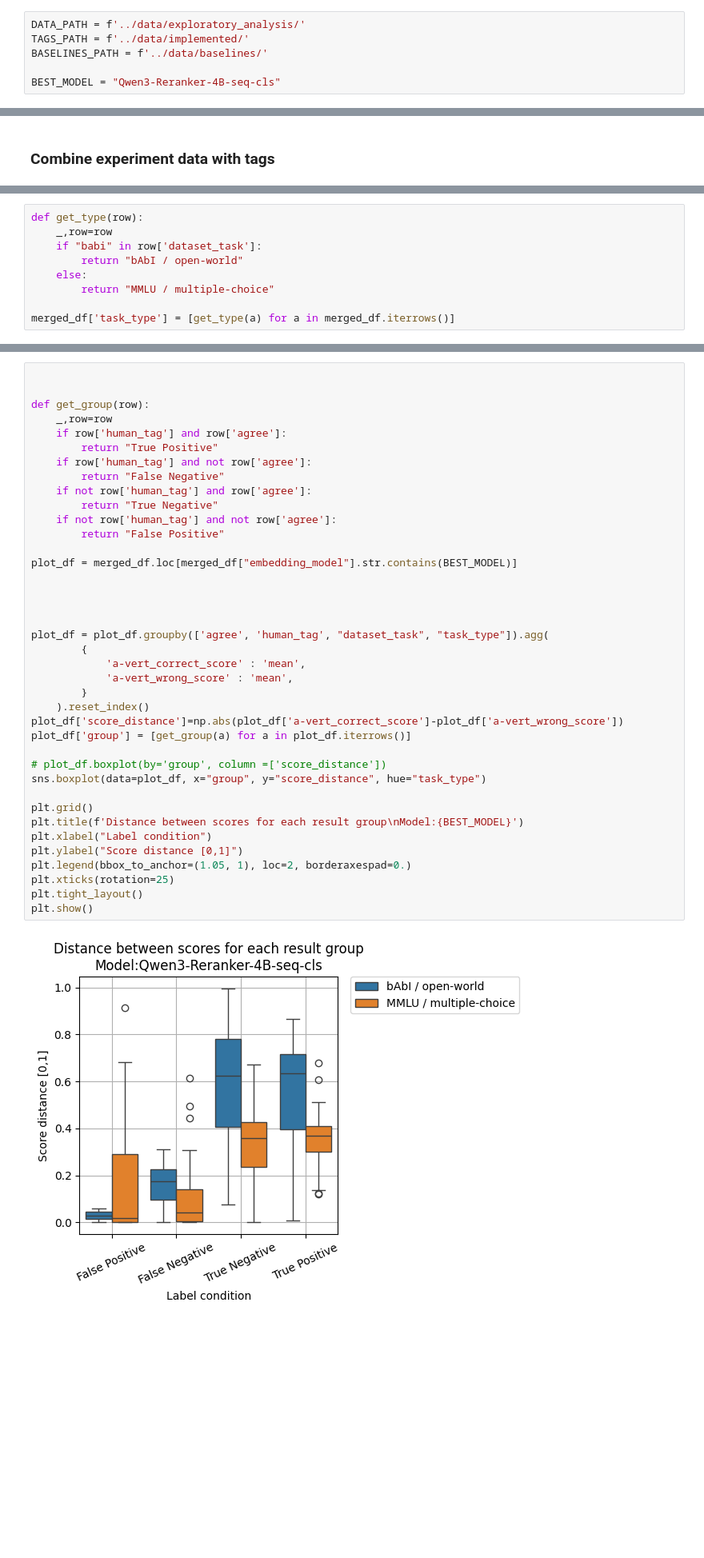
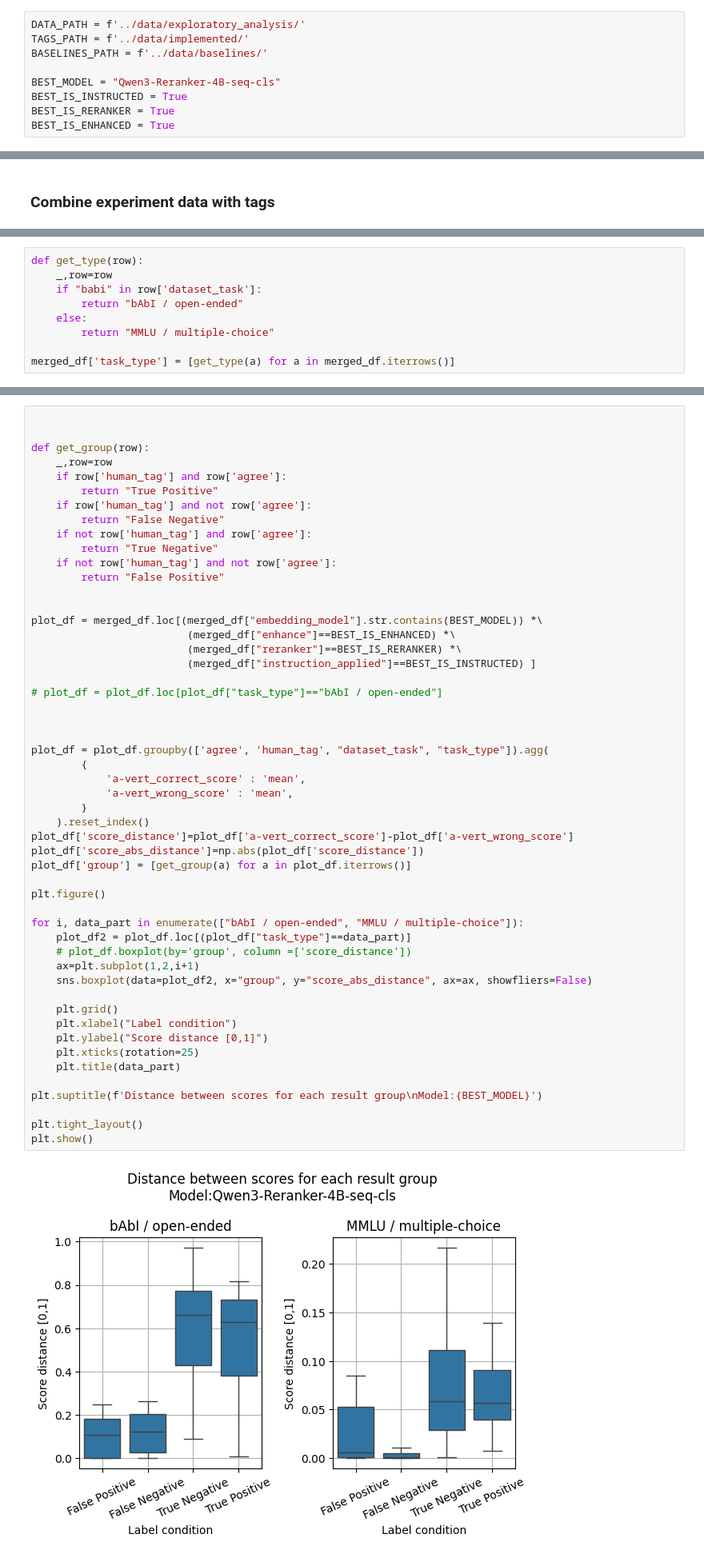
Before and after one commit to pnyxai/a-vert, a Jupyter notebook: notebooks/process_results.ipynb, the cells around one changed output, grey strips where cells are left out. Shown at 80% size. Saved outputs shown, nothing was run; the diff lists cells and outputs as text; blank space fills up the shorter version.

Commit message:
updated results

```diff
--- a/notebooks/process_results.ipynb
+++ b/notebooks/process_results.ipynb
@@ -203,6 +205,9 @@ TAGS_PATH = f'../data/implemented/'
 BASELINES_PATH = f'../data/baselines/'
 
 BEST_MODEL = "Qwen3-Reranker-4B-seq-cls"
+BEST_IS_INSTRUCTED = True
+BEST_IS_RERANKER = True
+BEST_IS_ENHANCED = True
 # %% [markdown]
 ### Load human tags
 # %%
@@ -336,7 +341,7 @@ Name: count, dtype: int64
 def get_type(row):
     _,row=row
     if "babi" in row['dataset_task']:
-        return "bAbI / open-world"
+        return "bAbI / open-ended"
     else:
         return "MMLU / multiple-choice"
 
@@ -508,41 +502,54 @@ plot_df
 # %%
 
 
 def get_group(row):
     _,row=row
     if row['human_tag'] and row['agree']:
         return "True Positive"
     if row['human_tag'] and not row['agree']:
         return "False Negative"
     if not row['human_tag'] and row['agree']:
         return "True Negative"
     if not row['human_tag'] and not row['agree']:
         return "False Positive"
 
-plot_df = merged_df.loc[merged_df["embedding_model"].str.contains(BEST_MODEL)]
 
+plot_df = merged_df.loc[(merged_df["embedding_model"].str.contains(BEST_MODEL)) *\
+                         (merged_df["enhance"]==BEST_IS_ENHANCED) *\
+                         (merged_df["reranker"]==BEST_IS_RERANKER) *\
+                         (merged_df["instruction_applied"]==BEST_IS_INSTRUCTED) ]
+
+# plot_df = plot_df.loc[plot_df["task_type"]=="bAbI / open-ended"]
 
 
 
 plot_df = plot_df.groupby(['agree', 'human_tag', "dataset_task", "task_type"]).agg(
         {
             'a-vert_correct_score' : 'mean',
             'a-vert_wrong_score' : 'mean',
         }
     ).reset_index()
-plot_df['score_distance']=np.abs(plot_df['a-vert_correct_score']-plot_df['a-vert_wrong_score'])
+plot_df['score_distance']=plot_df['a-vert_correct_score']-plot_df['a-vert_wrong_score']
+plot_df['score_abs_distance']=np.abs(plot_df['score_distance'])
 plot_df['group'] = [get_group(a) for a in plot_df.iterrows()]
 
-# plot_df.boxplot(by='group', column =['score_distance'])
-sns.boxplot(data=plot_df, x="group", y="score_distance", hue="task_type")
+plt.figure()
 
-plt.grid()
-plt.title(f'Distance between scores for each result group\nModel:{BEST_MODEL}')
-plt.xlabel("Label condition")
-plt.ylabel("Score distance [0,1]")
-plt.legend(bbox_to_anchor=(1.05, 1), loc=2, borderaxespad=0.)
-plt.xticks(rotation=25)
+for i, data_part in enumerate(["bAbI / open-ended", "MMLU / multiple-choice"]):
+    plot_df2 = plot_df.loc[(plot_df["task_type"]==data_part)]
+    # plot_df.boxplot(by='group', column =['score_distance'])
+    ax=plt.subplot(1,2,i+1)
+    sns.boxplot(data=plot_df2, x="group", y="score_abs_distance", ax=ax, showfliers=False)
+
+    plt.grid()
+    plt.xlabel("Label condition")
+    plt.ylabel("Score distance [0,1]")
+    plt.xticks(rotation=25)
+    plt.title(data_part)
+
+plt.suptitle(f'Distance between scores for each result group\nModel:{BEST_MODEL}')
+
 plt.tight_layout()
 plt.show()
 # %% [output]
-[figure, old version]
+[figure, new version]
```
Also changed, not shown: parts of 17 cells of this notebook.
